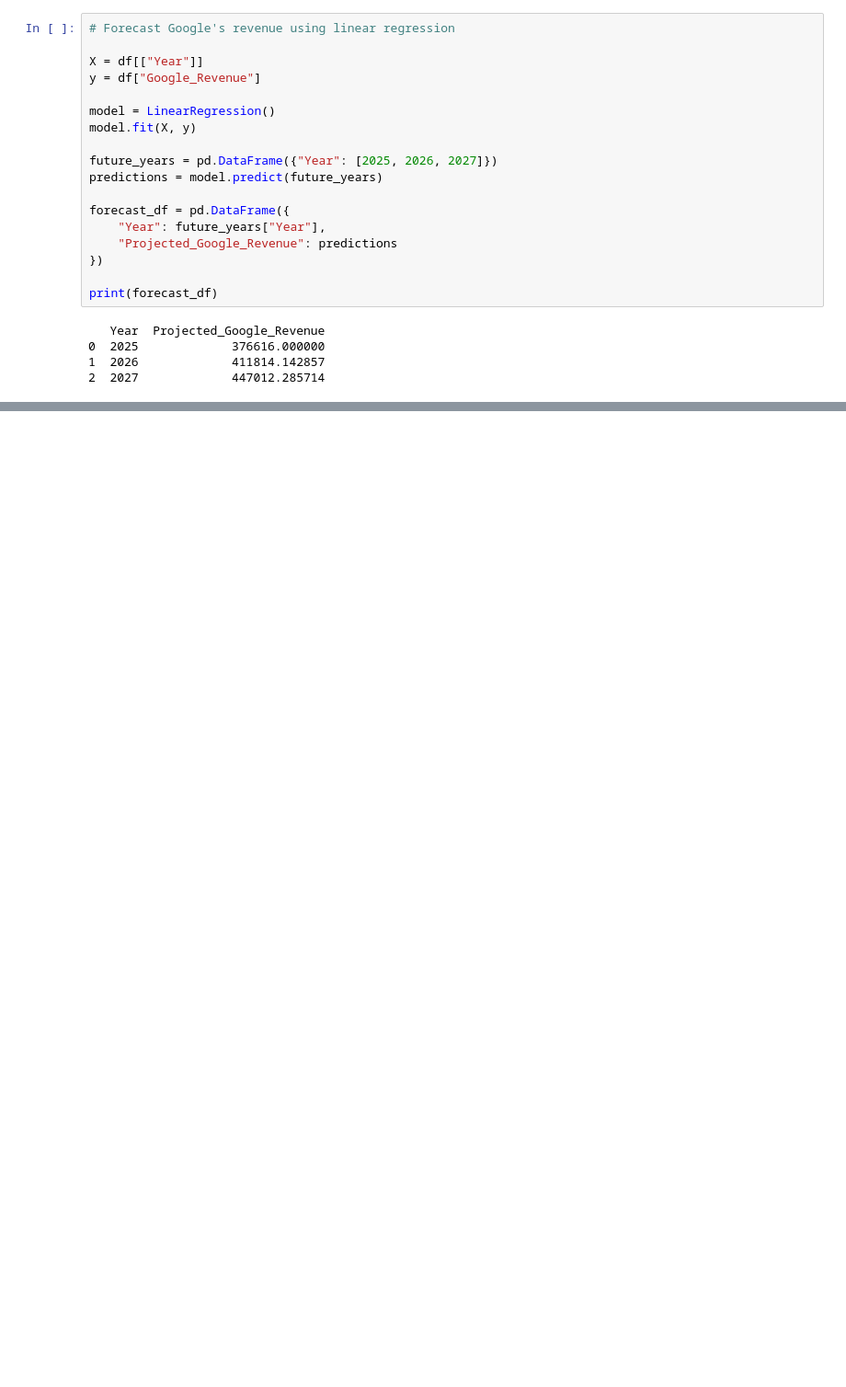
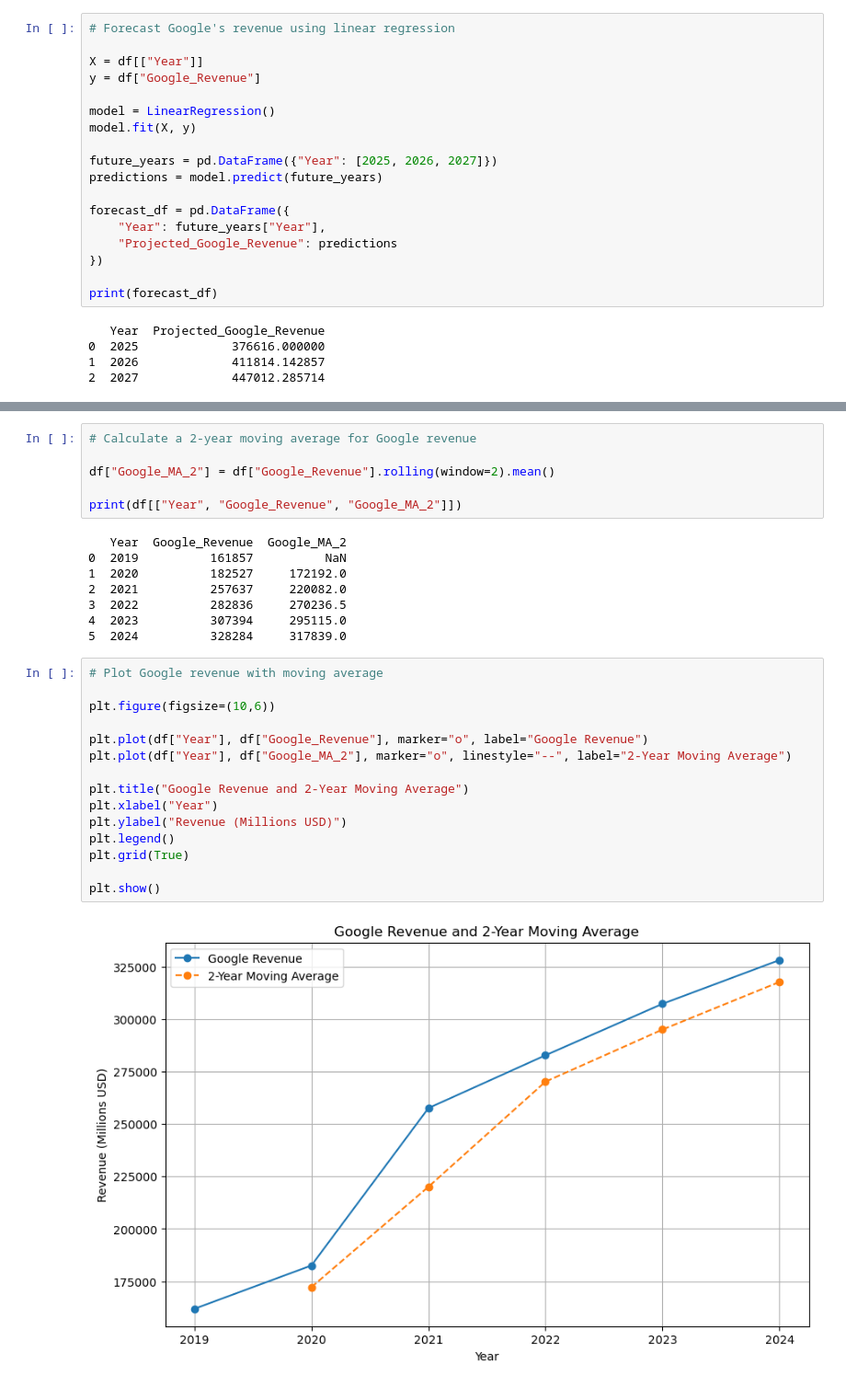
Before and after one commit to eamantahir/tech-product-revenue-forecast, a Jupyter notebook: data/notebooks/revenue_forecast.ipynb, the cells around one changed output, grey strips where cells are left out. Shown at 92% size. Saved outputs shown, nothing was run; the diff lists cells and outputs as text; blank space fills up the shorter version.

```diff
--- a/data/notebooks/revenue_forecast.ipynb
+++ b/data/notebooks/revenue_forecast.ipynb
@@ -73,0 +105,31 @@ plt.show()
+# %%
+# Calculate a 2-year moving average for Google revenue
+
+df["Google_MA_2"] = df["Google_Revenue"].rolling(window=2).mean()
+
+print(df[["Year", "Google_Revenue", "Google_MA_2"]])
+# %% [output]
+   Year  Google_Revenue  Google_MA_2
+0  2019          161857          NaN
+1  2020          182527     172192.0
+2  2021          257637     220082.0
+3  2022          282836     270236.5
+4  2023          307394     295115.0
+5  2024          328284     317839.0
+# %%
+# Plot Google revenue with moving average
+
+plt.figure(figsize=(10,6))
+
+plt.plot(df["Year"], df["Google_Revenue"], marker="o", label="Google Revenue")
+plt.plot(df["Year"], df["Google_MA_2"], marker="o", linestyle="--", label="2-Year Moving Average")
+
+plt.title("Google Revenue and 2-Year Moving Average")
+plt.xlabel("Year")
+plt.ylabel("Revenue (Millions USD)")
+plt.legend()
+plt.grid(True)
+
+plt.show()
+# %% [output]
+[figure, added]
```
Also changed, not shown: parts of 3 cells of this notebook.
